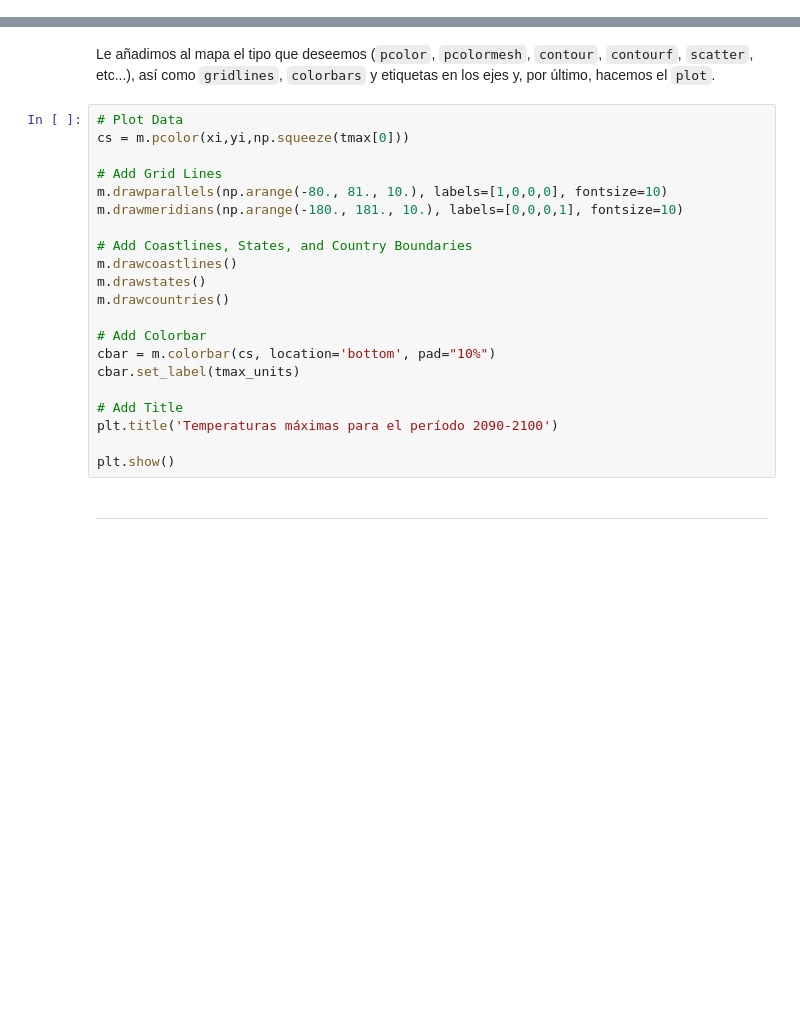
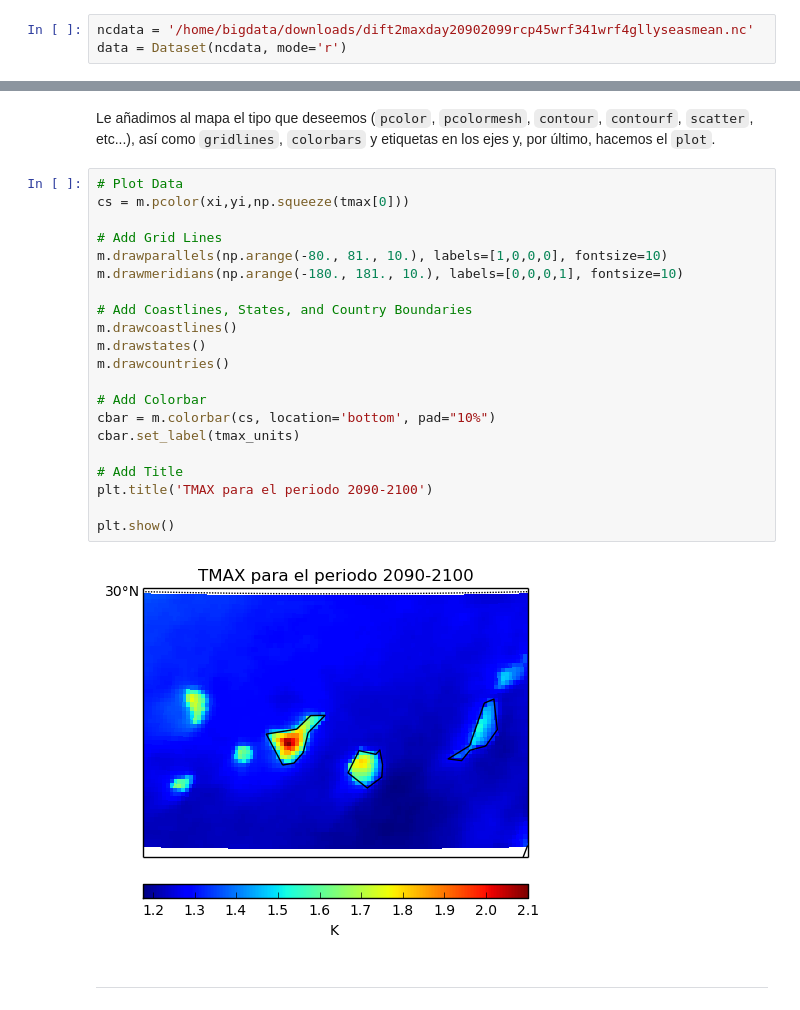
Before and after one commit to taroull/gota-odc, a Jupyter notebook: notebooks/Mapa+GOTA.ipynb, the cells around one changed output, grey strips where cells are left out. Cells and saved outputs as stored; diff of their text form; blank space fills up the shorter version.

```diff
--- a/notebooks/Mapa+GOTA.ipynb
+++ b/notebooks/Mapa+GOTA.ipynb
@@ -58,3 +26,6 @@ IOError: File name too long
+# %%
+ncdata = '/home/bigdata/downloads/dift2maxday20902099rcp45wrf341wrf4gllyseasmean.nc'
+data = Dataset(ncdata, mode='r')
 # %% [markdown]
 Ahora podemos leer los datos contenidos en la variable `data`, que serán `Times`, `lat`, `lon` y `T2MAX`.
 # %%
@@ -97,24 +68,26 @@ Le añadimos al mapa el tipo que deseemos (`pcolor`, `pcolormesh`, `contour`, `c
 # %%
 # Plot Data
 cs = m.pcolor(xi,yi,np.squeeze(tmax[0]))
 
 # Add Grid Lines
 m.drawparallels(np.arange(-80., 81., 10.), labels=[1,0,0,0], fontsize=10)
 m.drawmeridians(np.arange(-180., 181., 10.), labels=[0,0,0,1], fontsize=10)
 
 # Add Coastlines, States, and Country Boundaries
 m.drawcoastlines()
 m.drawstates()
 m.drawcountries()
 
 # Add Colorbar
 cbar = m.colorbar(cs, location='bottom', pad="10%")
 cbar.set_label(tmax_units)
 
 # Add Title
-plt.title('Temperaturas máximas para el período 2090-2100')
+plt.title('TMAX para el periodo 2090-2100')
 
 plt.show()
+# %% [output]
+[figure, added]
 # %% [markdown]
 ---
 # %% [markdown]
```
Also changed, not shown: parts of 2 cells of this notebook.
